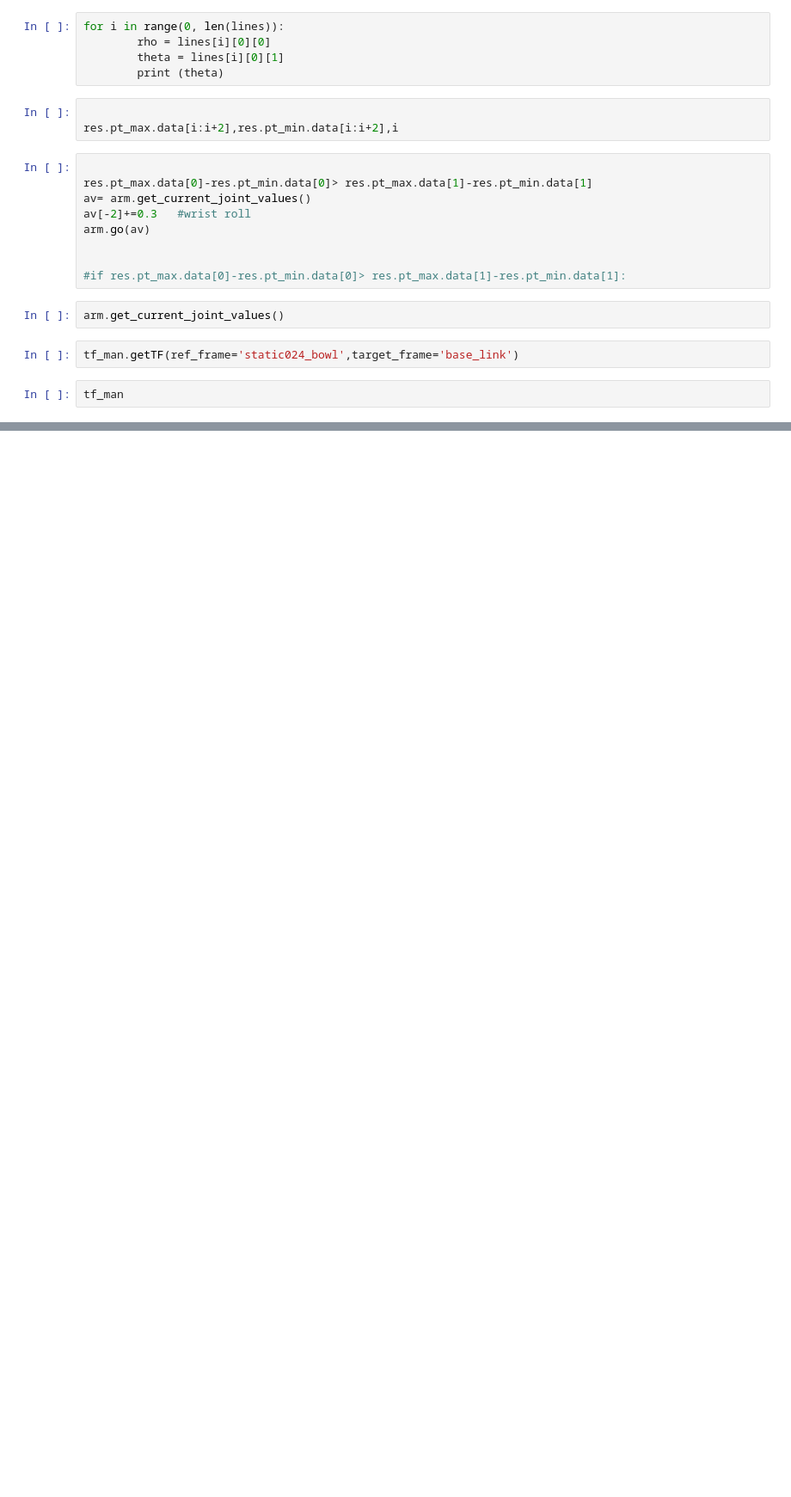
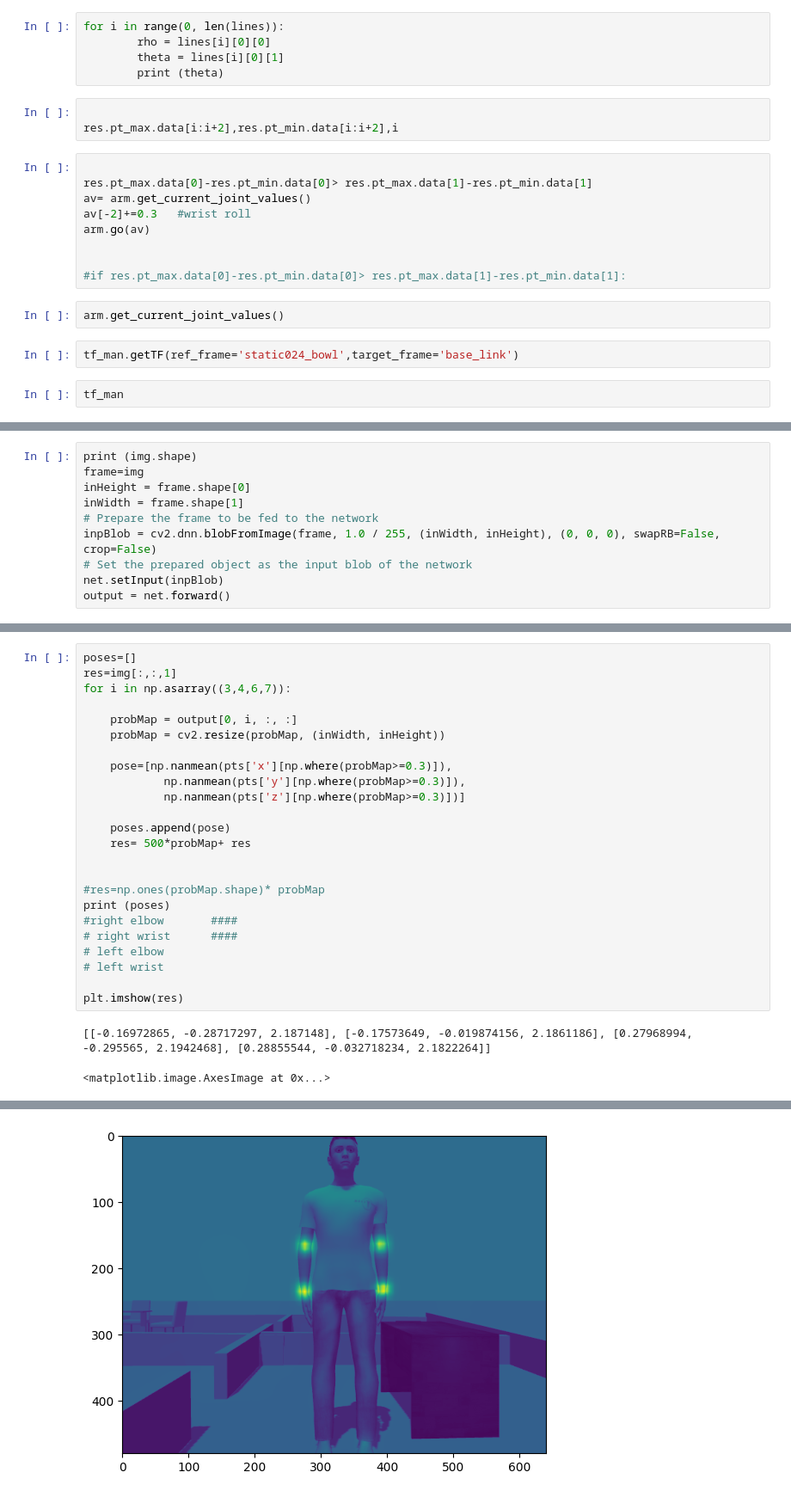
Before and after one commit to takeshi-pumas/catkin_extras, a Jupyter notebook: src/smaches/Segment_and_tfs.ipynb, the cells around one changed output, grey strips where cells are left out. Shown at 86% size. Saved outputs shown, nothing was run; the diff lists cells and outputs as text; blank space fills up the shorter version.

```diff
--- a/src/smaches/Segment_and_tfs.ipynb
+++ b/src/smaches/Segment_and_tfs.ipynb
@@ -942,0 +959,10 @@ tf_man.
+# %%
+print (img.shape)
+frame=img
+inHeight = frame.shape[0]
+inWidth = frame.shape[1]
+# Prepare the frame to be fed to the network
+inpBlob = cv2.dnn.blobFromImage(frame, 1.0 / 255, (inWidth, inHeight), (0, 0, 0), swapRB=False, crop=False)
+# Set the prepared object as the input blob of the network
+net.setInput(inpBlob)
+output = net.forward()
@@ -942,0 +978,27 @@ tf_man.
+# %%
+poses=[]
+res=img[:,:,1]
+for i in np.asarray((3,4,6,7)):
+
+    probMap = output[0, i, :, :]
+    probMap = cv2.resize(probMap, (inWidth, inHeight))
+
+    pose=[np.nanmean(pts['x'][np.where(probMap>=0.3)]),
+            np.nanmean(pts['y'][np.where(probMap>=0.3)]),
+            np.nanmean(pts['z'][np.where(probMap>=0.3)])]
+
+    poses.append(pose)
+    res= 500*probMap+ res
+
+
+#res=np.ones(probMap.shape)* probMap
+print (poses)
+#right elbow       ####
+# right wrist      ####
+# left elbow
+# left wrist
+
+plt.imshow(res)
+# %% [output]
+[[-0.16972865, -0.28717297, 2.187148], [-0.17573649, -0.019874156, 2.1861186], [0.27968994, -0.295565, 2.1942468], [0.28855544, -0.032718234, 2.1822264]]
+<matplotlib.image.AxesImage at 0x...>
@@ -942,0 +1012 @@ tf_man.
+[figure, added]
```
Also changed, not shown: parts of 18 cells of this notebook, 12 other files.
